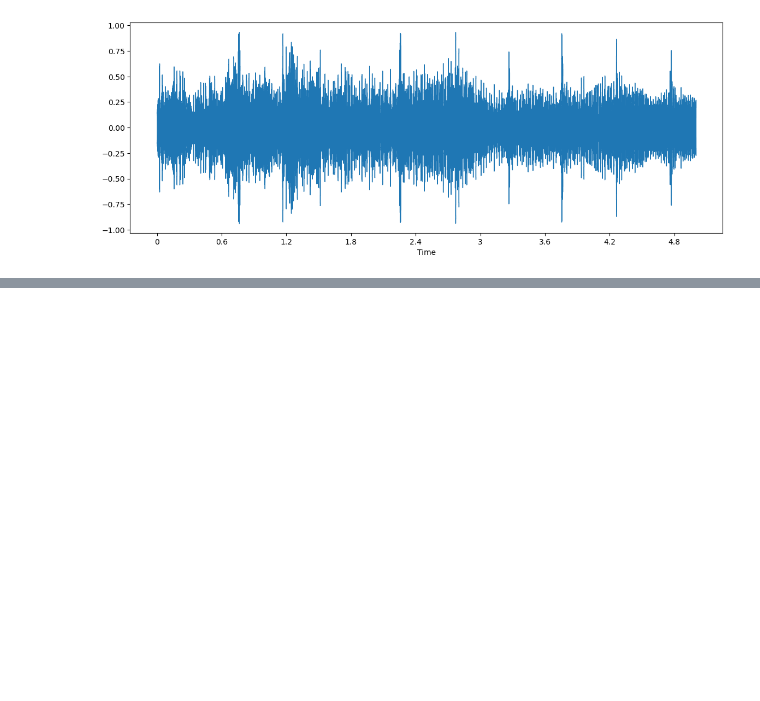
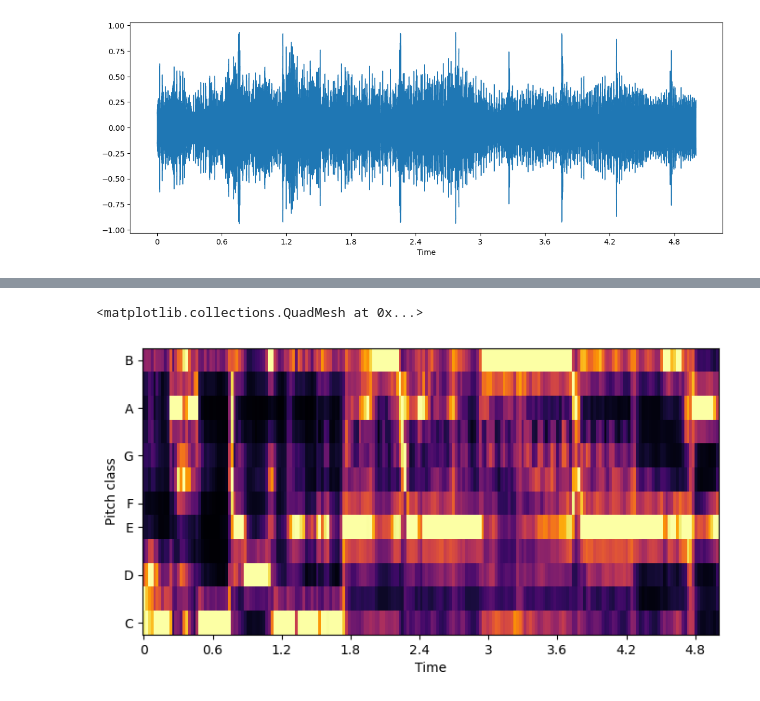
Before and after one commit to rmw874/Music-Emotion-Classification, a Jupyter notebook: main.ipynb, the cells around one changed output, grey strips where cells are left out. Drawn from its saved outputs; the diff is of its cells as text; code cells hidden in the pictures; blank space fills up the shorter version.

```diff
--- a/main.ipynb
+++ b/main.ipynb
@@ -103,0 +136,8 @@ plt.show()
+# %%
+#extracting the notes from the audio files using chroma_stft
+chr = librosa.feature.chroma_stft(signal, sr=srate)
+plt.figure(figsize=(8, 4))
+librosa.display.specshow(chr, x_axis="time", y_axis="chroma", cmap="inferno")
+# %% [output]
+<matplotlib.collections.QuadMesh at 0x...>
+[figure, added]
```
Also changed, not shown: parts of 5 cells of this notebook.
